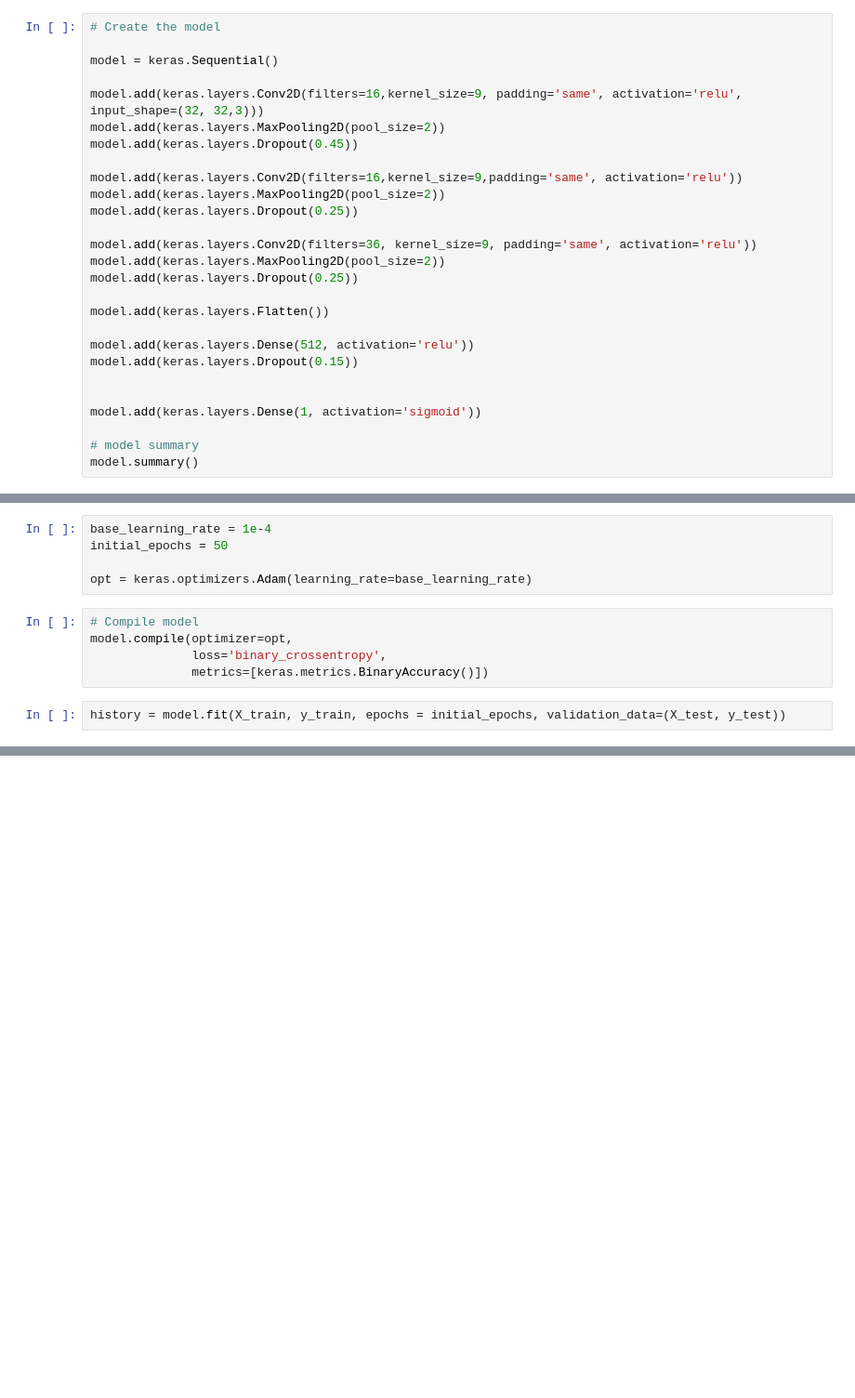
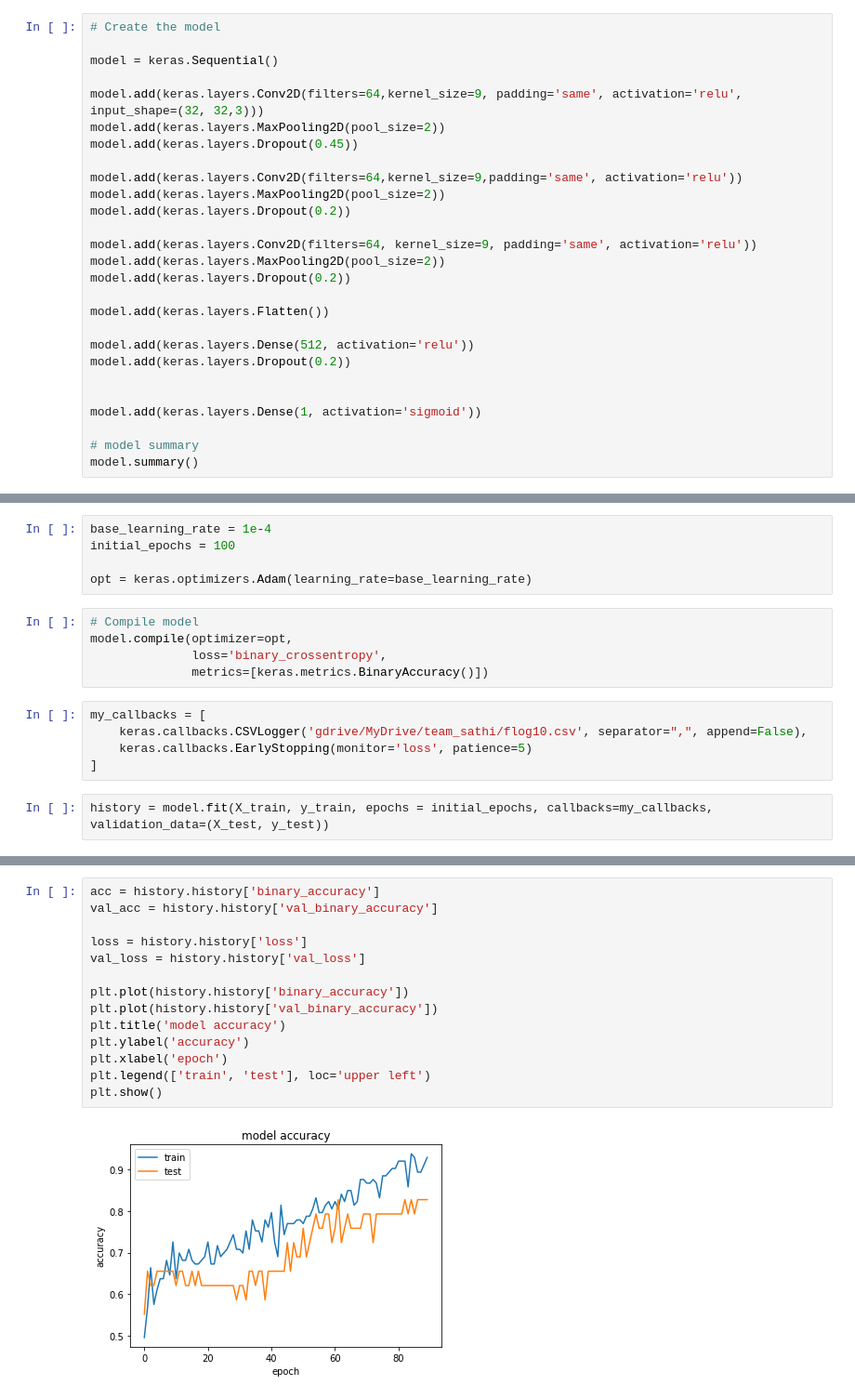
Before and after one commit to nehapokharel/brain-tumor-detection, a Jupyter notebook: tumor_detection.ipynb, the cells around one changed output, grey strips where cells are left out. Shown at 93% size. Cells and saved outputs as stored; diff of their text form; blank space fills up the shorter version.

Commit message:
visualization and callback implementation

```diff
--- a/tumor_detection.ipynb
+++ b/tumor_detection.ipynb
@@ -76,22 +76,22 @@ X_train.shape
 
 model = keras.Sequential()
 
-model.add(keras.layers.Conv2D(filters=16,kernel_size=9, padding='same', activation='relu', input_shape=(32, 32,3)))
+model.add(keras.layers.Conv2D(filters=64,kernel_size=9, padding='same', activation='relu', input_shape=(32, 32,3)))
 model.add(keras.layers.MaxPooling2D(pool_size=2))
 model.add(keras.layers.Dropout(0.45))
 
-model.add(keras.layers.Conv2D(filters=16,kernel_size=9,padding='same', activation='relu'))
+model.add(keras.layers.Conv2D(filters=64,kernel_size=9,padding='same', activation='relu'))
 model.add(keras.layers.MaxPooling2D(pool_size=2))
-model.add(keras.layers.Dropout(0.25))
+model.add(keras.layers.Dropout(0.2))
 
-model.add(keras.layers.Conv2D(filters=36, kernel_size=9, padding='same', activation='relu'))
+model.add(keras.layers.Conv2D(filters=64, kernel_size=9, padding='same', activation='relu'))
 model.add(keras.layers.MaxPooling2D(pool_size=2))
-model.add(keras.layers.Dropout(0.25))
+model.add(keras.layers.Dropout(0.2))
 
 model.add(keras.layers.Flatten())
 
 model.add(keras.layers.Dense(512, activation='relu'))
-model.add(keras.layers.Dropout(0.15))
+model.add(keras.layers.Dropout(0.2))
 
 
 model.add(keras.layers.Dense(1, activation='sigmoid'))
@@ -118,7 +118,7 @@ Non-trainable params: 0
 _________________________________________________________________
 # %%
 base_learning_rate = 1e-4
-initial_epochs = 50
+initial_epochs = 100
 
 opt = keras.optimizers.Adam(learning_rate=base_learning_rate)
 # %%
@@ -126,6 +126,11 @@ opt = keras.optimizers.Adam(learning_rate=base_learning_rate)
 model.compile(optimizer=opt,
               loss='binary_crossentropy',
               metrics=[keras.metrics.BinaryAccuracy()])
+# %%
+my_callbacks = [
+    keras.callbacks.CSVLogger('gdrive/MyDrive/team_sathi/flog10.csv', separator=",", append=False),
+    keras.callbacks.EarlyStopping(monitor='loss', patience=5)
+]
 # %%
-history = model.fit(X_train, y_train, epochs = initial_epochs, validation_data=(X_test, y_test))
+history = model.fit(X_train, y_train, epochs = initial_epochs, callbacks=my_callbacks, validation_data=(X_test, y_test))
 # %% [output]
@@ -148,0 +154,16 @@ Epoch 50/50
+# %%
+acc = history.history['binary_accuracy']
+val_acc = history.history['val_binary_accuracy']
+
+loss = history.history['loss']
+val_loss = history.history['val_loss']
+
+plt.plot(history.history['binary_accuracy'])
+plt.plot(history.history['val_binary_accuracy'])
+plt.title('model accuracy')
+plt.ylabel('accuracy')
+plt.xlabel('epoch')
+plt.legend(['train', 'test'], loc='upper left')
+plt.show()
+# %% [output]
+[figure, added]
```
Also changed, not shown: parts of 4 cells of this notebook.
